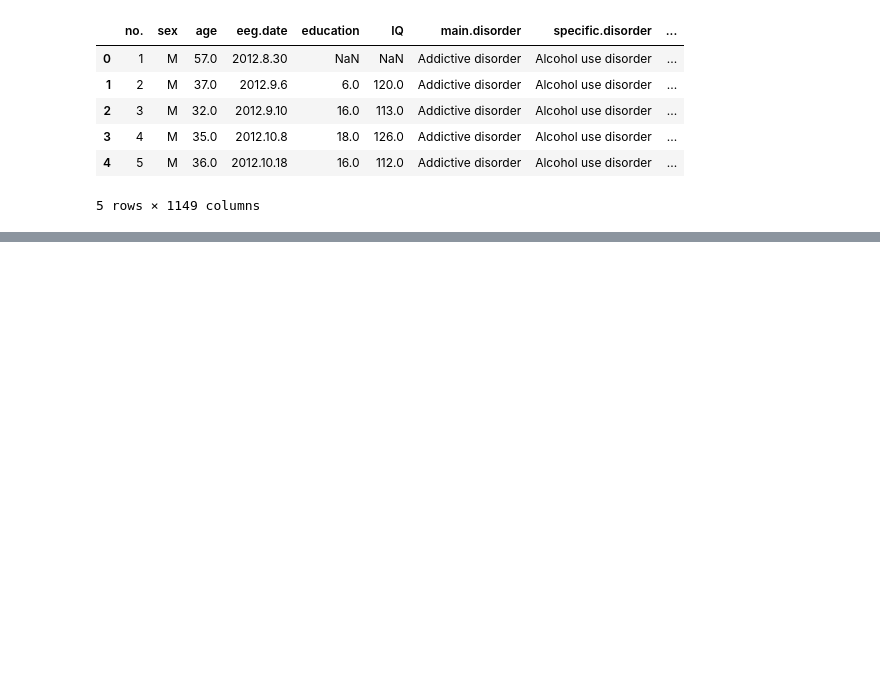
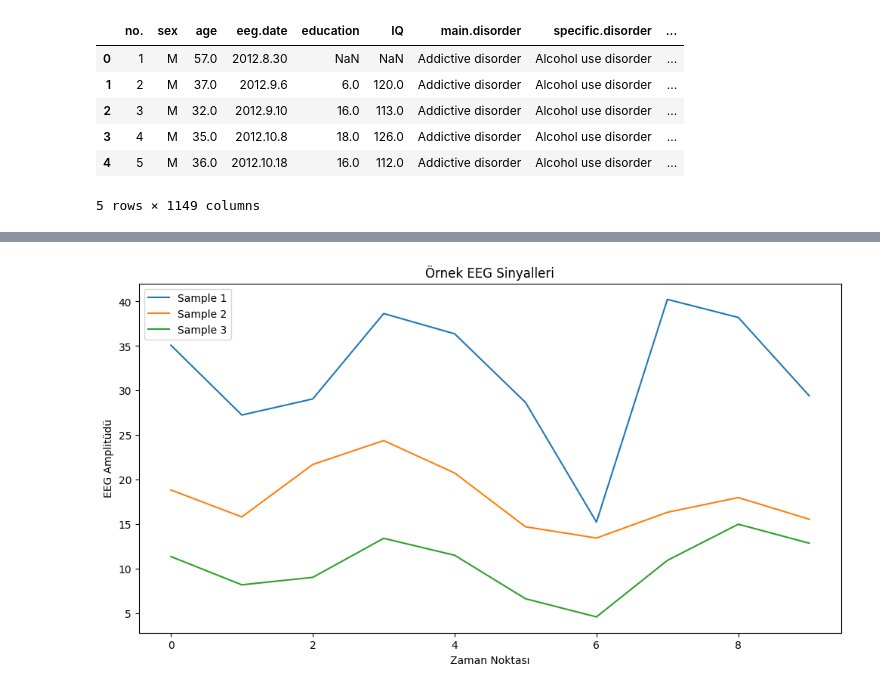
Before and after one commit to snmkrhn/EEG-Sinyalleri-ile-Psikiyatrik-Bozukluklar-n-Tespiti, a Jupyter notebook: EEG_Sinyalleri_ile_Psikiyatrik_Bozuklukların.ipynb, the cells around one changed output, grey strips where cells are left out. Saved outputs shown, nothing was run; the diff lists cells and outputs as text; code cells hidden in the pictures; blank space fills up the shorter version.

```diff
--- a/EEG_Sinyalleri_ile_Psikiyatrik_Bozuklukların.ipynb
+++ b/EEG_Sinyalleri_ile_Psikiyatrik_Bozuklukların.ipynb
@@ -851,0 +917,29 @@ ValueError: at least one array or dtype is required
+# %%
+import pandas as pd
+import matplotlib.pyplot as plt
+import numpy as np
+
+# Veriyi yükleme
+df = pd.read_csv('/content/eeg_data/EEG.machinelearing_data_BRMH.csv')
+
+# Sadece sayısal EEG sütunlarını seç
+numeric_cols = df.select_dtypes(include=[np.number]).columns  # Sayısal sütunları al
+
+# EEG sütunlarını belirleme (ilk birkaç sayısal sütunu alalım)
+eeg_columns = numeric_cols[5:15]  # Sayısal EEG verilerinin indeksini ayarlayabilirsin
+
+# Rastgele 3 farklı kişiyi seç
+random_samples = df.sample(n=3, random_state=42)
+
+# EEG sinyallerini çizdir
+plt.figure(figsize=(12, 6))
+for i, row in enumerate(random_samples.iterrows()):
+    plt.plot(row[1][eeg_columns].values, label=f'Sample {i+1}')
+
+plt.xlabel('Zaman Noktası')
+plt.ylabel('EEG Amplitüdü')
+plt.title('Örnek EEG Sinyalleri')
+plt.legend()
+plt.show()
+# %% [output]
+[figure, added]
```
Also changed, not shown: parts of 19 cells of this notebook.
